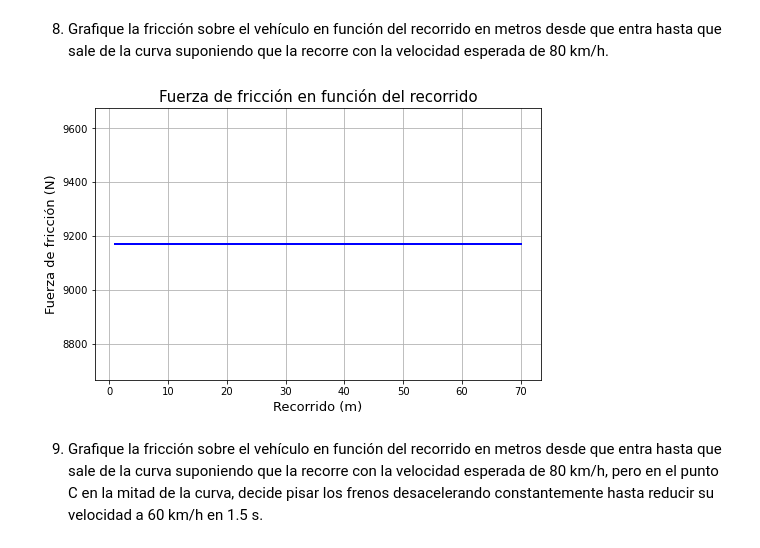
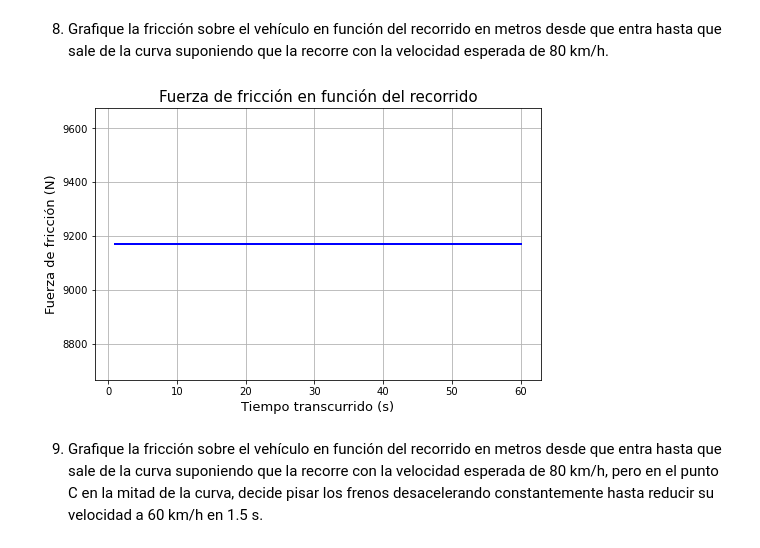
Before and after one commit to adazaa21/a_dazaa_2_HC, a Jupyter notebook: Taller_1.3_Daza.ipynb, the cells around one changed output. Cells and saved outputs as stored; diff of their text form; code cells hidden in the pictures.

```diff
--- a/Taller_1.3_Daza.ipynb
+++ b/Taller_1.3_Daza.ipynb
@@ -189,35 +185,35 @@ Ft_f
 # %%
 #Hacemos sumatoria de fuerza en X
 #-Fr(fuerza de fricción) + F(velocidad) = m*a
 
 # Datos
 m = 1300  # kg
 g = 9.81  # m/s² (aceleración debida a la gravedad)
 p = 70  # radio de la curva en metros
 v = (80/3.6)/p  # conversión de km/h a m/s
 
 a = p*v**2
 # Crear un array de recorrido en metros
-recorrido = np.linspace(1, p, 10)
+tiempo = np.linspace(1, 60, 10)
 
 # Calcular la fuerza de fricción para cada valor de recorrido
-Fr = [(m * a) for i in recorrido]
+Fr = [(m * a) for i in tiempo]
 
 # Crear arrays para los valores de x e y en el gráfico
-x = recorrido
+x = tiempo
 y = Fr
 
 # Configurar y mostrar el gráfico
 hor = 8
 ver = 5
 plt.figure(figsize=(hor, ver))
 plt.title('Fuerza de fricción en función del recorrido', fontsize=15)
 plt.ylabel('Fuerza de fricción (N)', fontsize=13)
-plt.xlabel('Recorrido (m)', fontsize=13)
+plt.xlabel('Tiempo transcurrido (s)', fontsize=13)
 plt.plot(x, y, color='blue', linewidth=2)
 plt.grid()
 plt.show()
 # %% [output]
-[figure, old version]
+[figure, new version]
 # %% [markdown]
 9. Grafique la fricción sobre el vehículo en función del recorrido en metros desde que entra hasta que sale de la curva suponiendo que la recorre con la velocidad esperada de 80 km/h, pero en el punto C en la mitad de la curva, decide pisar los frenos desacelerando constantemente hasta reducir su velocidad a 60 km/h en 1.5 s.
```
Also changed, not shown: parts of 11 cells of this notebook.
